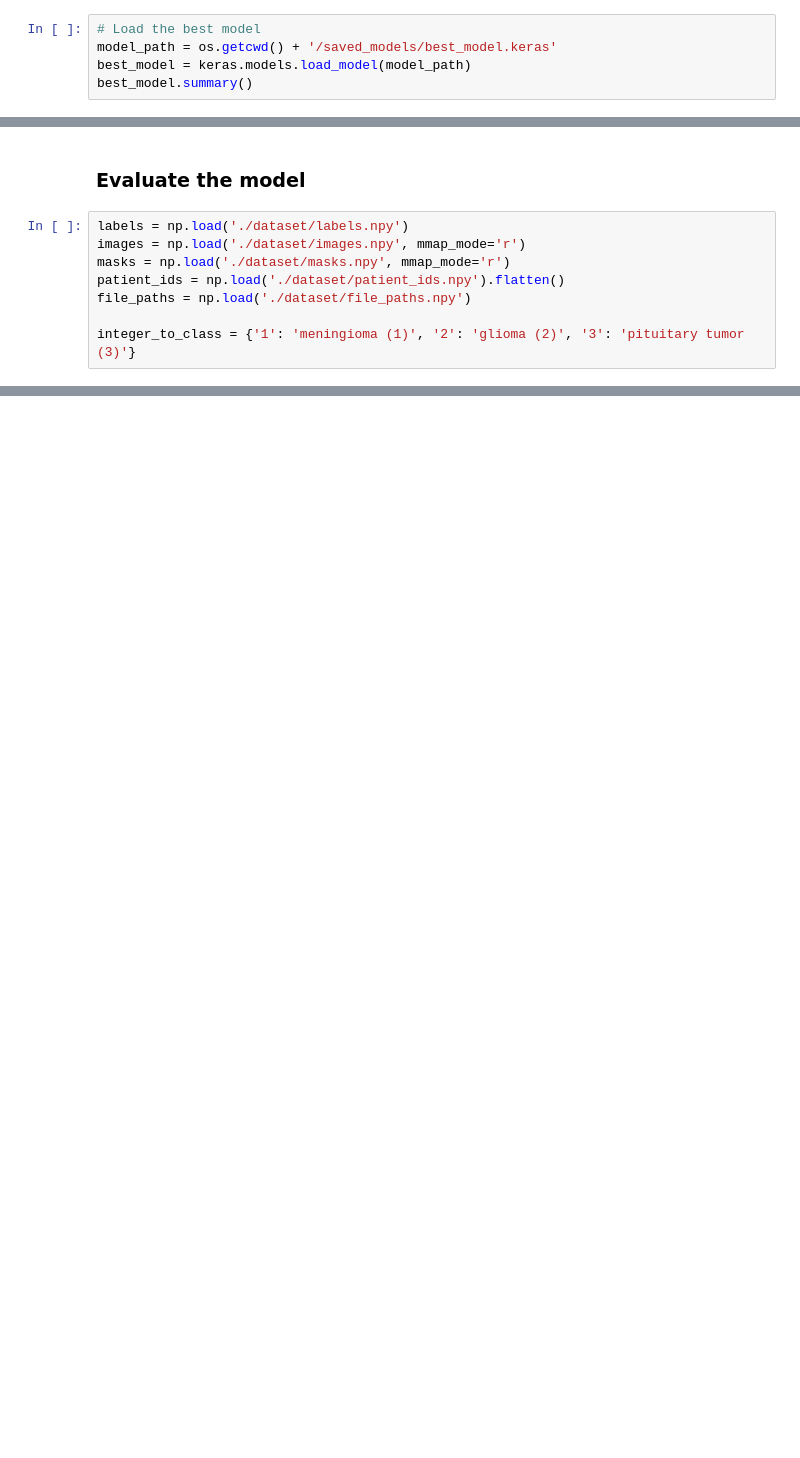
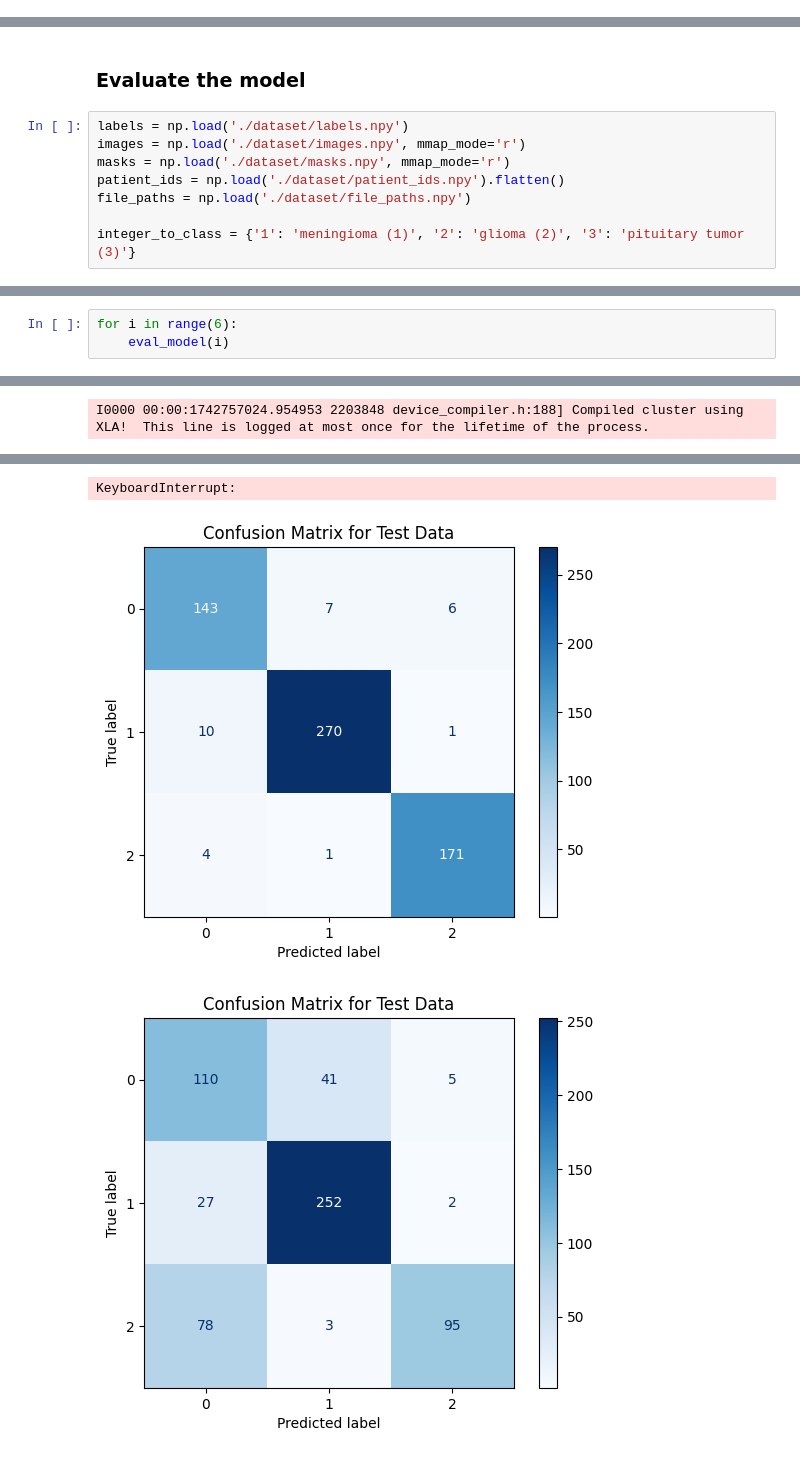
Before and after one commit to kworathur/CV-Capstone, a Jupyter notebook: eval_model.ipynb, the cells around one changed output, grey strips where cells are left out. Cells and saved outputs as stored; diff of their text form; blank space fills up the shorter version.

```diff
--- a/eval_model.ipynb
+++ b/eval_model.ipynb
@@ -19,5 +18,0 @@ To enable the following instructions: AVX2 FMA, in other operations, rebuild Ten
-# %%
-# Load the best model
-model_path = os.getcwd() + '/saved_models/best_model.keras'
-best_model = keras.models.load_model(model_path)
-best_model.summary()
@@ -133,0 +86,4 @@ Test Accuracy: 0.8499184339314845
+# %%
+for i in range(6):
+    eval_model(i)
+# %% [output]
@@ -133,0 +101 @@ Test Accuracy: 0.8499184339314845
+I0000 00:00:1742757024.954953 2203848 device_compiler.h:188] Compiled cluster using XLA!  This line is logged at most once for the lifetime of the process.
@@ -133,0 +154,3 @@ Test Accuracy: 0.8499184339314845
+KeyboardInterrupt:
+[figure, added]
+[figure, added]
```
Also changed, not shown: parts of 5 cells of this notebook, 2 other files.
